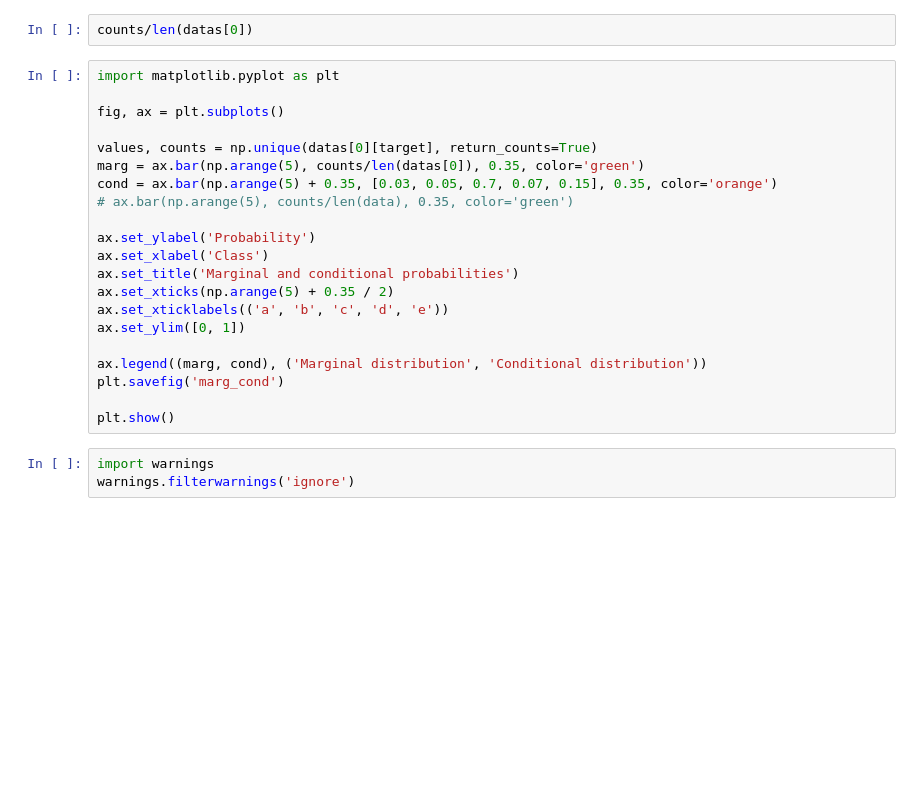
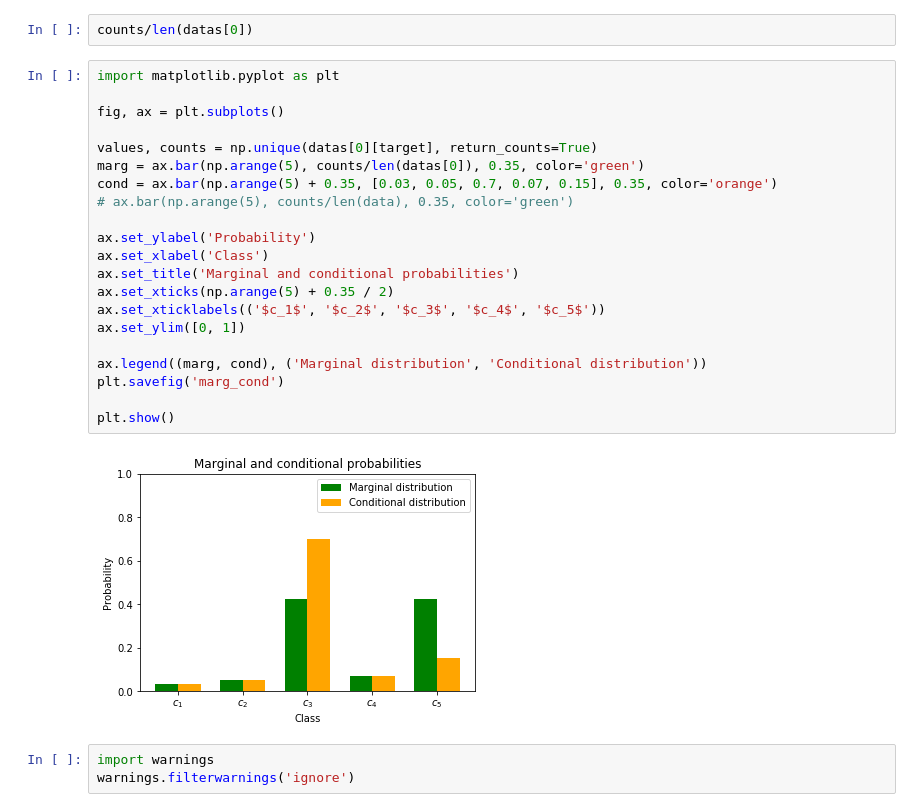
Before and after one commit to KDD-OpenSource/wRaR, a Jupyter notebook: examples/CostHiCS_CumulativeGain.ipynb, the cells around one changed output. Saved outputs shown, nothing was run; the diff lists cells and outputs as text; blank space fills up the shorter version.

```diff
--- a/examples/CostHiCS_CumulativeGain.ipynb
+++ b/examples/CostHiCS_CumulativeGain.ipynb
@@ -86,24 +86,26 @@ counts/len(datas[0])
 # %%
 import matplotlib.pyplot as plt
 
 fig, ax = plt.subplots()
 
 values, counts = np.unique(datas[0][target], return_counts=True)
 marg = ax.bar(np.arange(5), counts/len(datas[0]), 0.35, color='green')
 cond = ax.bar(np.arange(5) + 0.35, [0.03, 0.05, 0.7, 0.07, 0.15], 0.35, color='orange')
 # ax.bar(np.arange(5), counts/len(data), 0.35, color='green')
 
 ax.set_ylabel('Probability')
 ax.set_xlabel('Class')
 ax.set_title('Marginal and conditional probabilities')
 ax.set_xticks(np.arange(5) + 0.35 / 2)
-ax.set_xticklabels(('a', 'b', 'c', 'd', 'e'))
+ax.set_xticklabels(('$c_1$', '$c_2$', '$c_3$', '$c_4$', '$c_5$'))
 ax.set_ylim([0, 1])
 
 ax.legend((marg, cond), ('Marginal distribution', 'Conditional distribution'))
 plt.savefig('marg_cond')
 
 plt.show()
+# %% [output]
+[figure, added]
 # %%
 import warnings
 warnings.filterwarnings('ignore')
```
Also changed, not shown: parts of 1 cell of this notebook, 4 other files.
